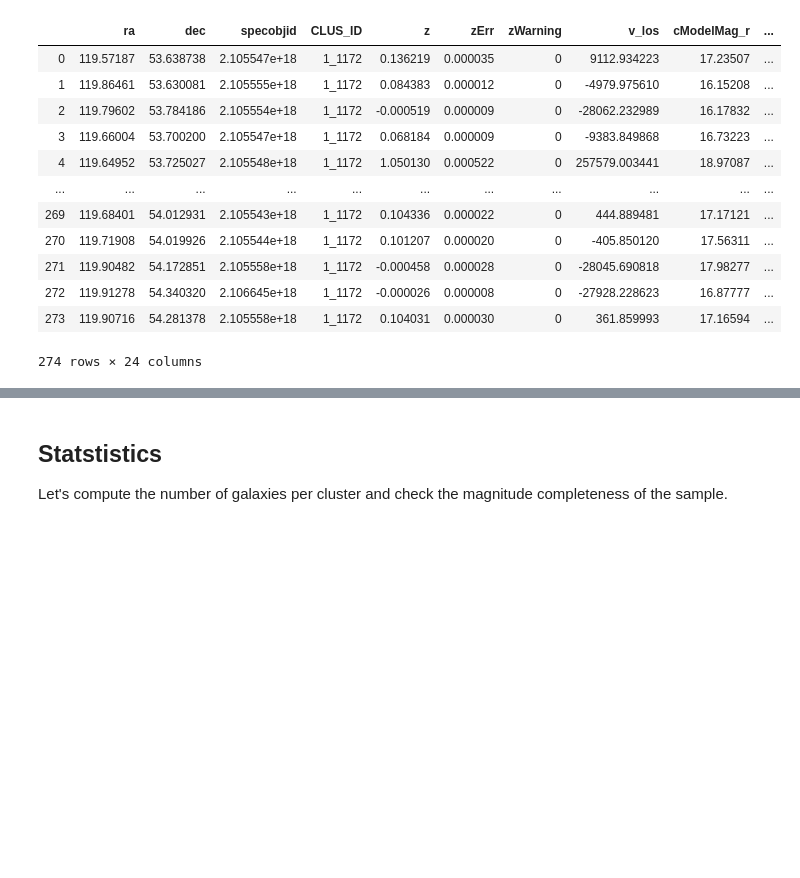
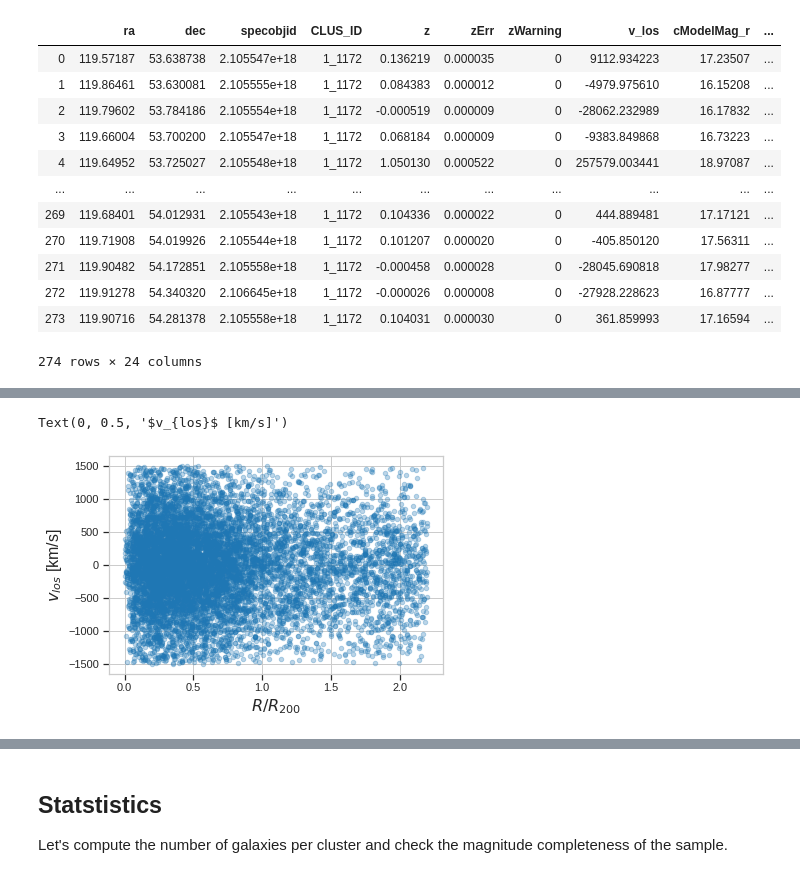
Before and after one commit to estevesjh/galaxyFormation, a Jupyter notebook: notebooks/see_input_data.ipynb, the cells around one changed output, grey strips where cells are left out. Drawn from its saved outputs; the diff is of its cells as text; code cells hidden in the pictures; blank space fills up the shorter version.

```diff
--- a/notebooks/see_input_data.ipynb
+++ b/notebooks/see_input_data.ipynb
@@ -463,0 +400,8 @@ Text(0, 0.5, 'galaxy density [deg$^{-2}$]')
+# %%
+# def plot_phase_space():
+plt.scatter(rnorm[cut],vlos[cut],alpha=0.3,s=20)
+plt.xlabel(r'$R/R_{200}$',fontsize=16)
+plt.ylabel(r'$v_{los}$ [km/s]',fontsize=16)
+# %% [output]
+Text(0, 0.5, '$v_{los}$ [km/s]')
+[figure, added]
```
Also changed, not shown: parts of 54 cells of this notebook, 4 other files.
